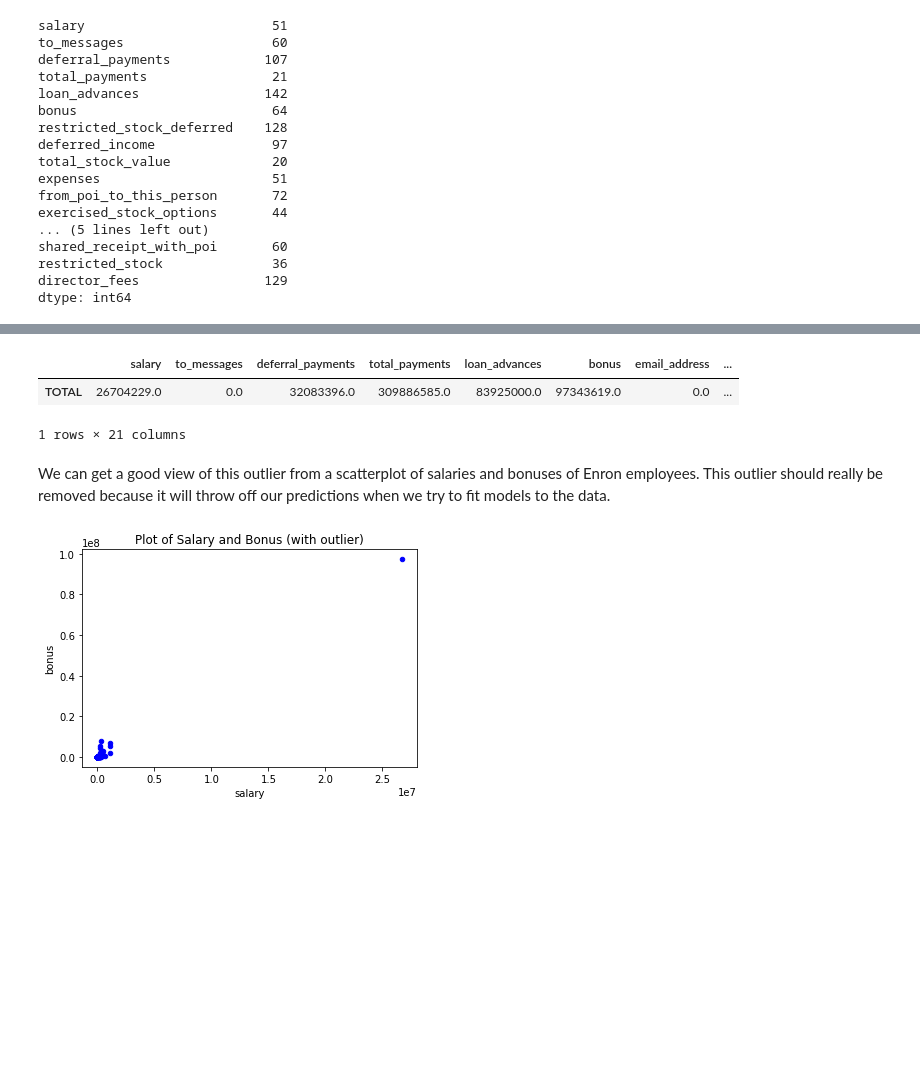
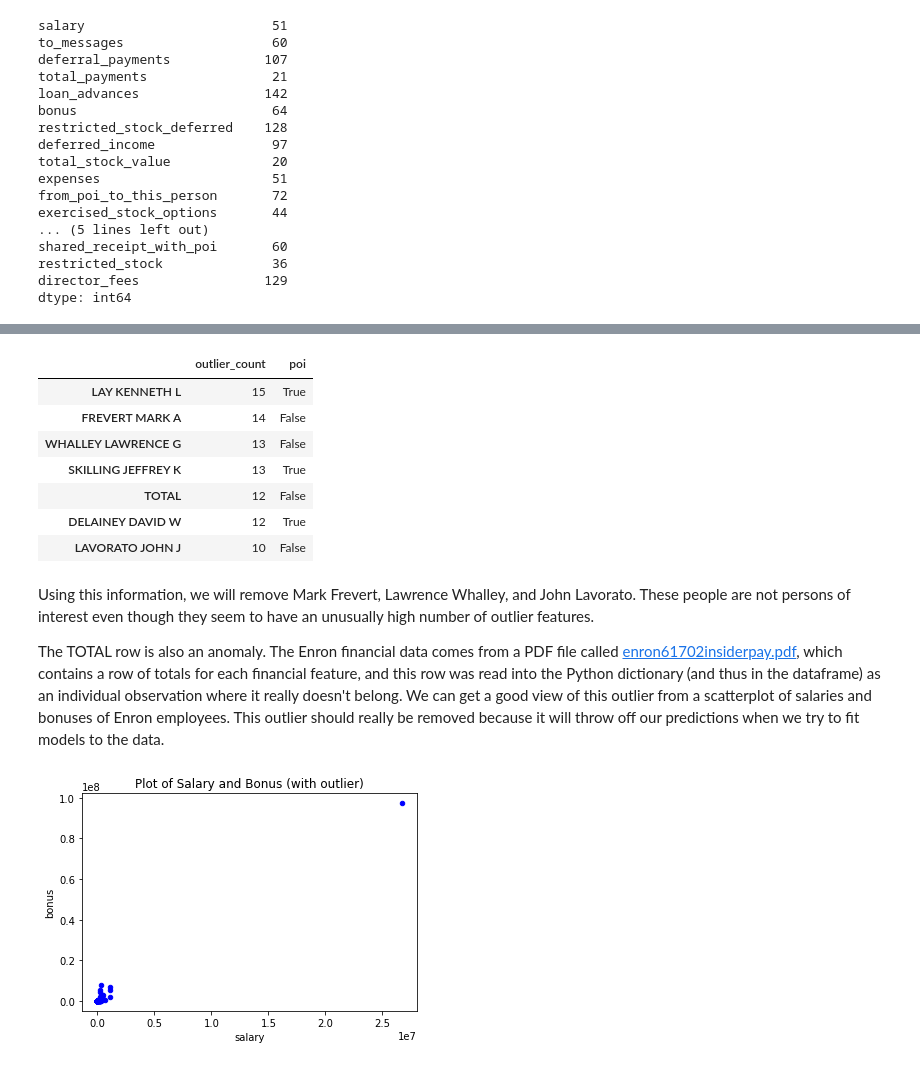
Before and after one commit to marty-vanhoof/Identifying_Fraud_from_Enron_Data, a Jupyter notebook: enron_report.ipynb, the cells around one changed output, grey strips where cells are left out. Drawn from its saved outputs; the diff is of its cells as text; code cells hidden in the pictures; blank space fills up the shorter version.

Commit message:
Finish outlier removal, try a few classifiers without tuning

```diff
--- a/enron_report.ipynb
+++ b/enron_report.ipynb
@@ -94,12 +100,26 @@ The Enron financial data comes from a PDF file called [enron61702insiderpay.pdf]
-# %%
-# show the row of totals
-df[df.index.values == 'TOTAL']
-# %% [output]
-|  | salary | to_messages | deferral_payments | total_payments | loan_advances | bonus | email_address | ... |
-| TOTAL | 26704229.0 | 0.0 | 32083396.0 | 309886585.0 | 83925000.0 | 97343619.0 | 0.0 | ... |
-1 rows × 21 columns
+# %%
+# find the individuals with 10 or more (upper) outlier features
+Q1, Q3 = df.quantile(0.25), df.quantile(0.75)
+IQR = Q3 - Q1
+outliers = df[df > Q1 + 1.5*IQR]
+outlier_counts = outliers.count(axis=1).sort_values(ascending=False).head(7)
+outlier_counts = outlier_counts.to_frame(name='outlier_count')
+names = list(outlier_counts.index)
+outlier_counts['poi'] = df.loc[names].poi
+display(outlier_counts)
+# %% [output]
+|  | outlier_count | poi |
+| LAY KENNETH L | 15 | True |
+| FREVERT MARK A | 14 | False |
+| WHALLEY LAWRENCE G | 13 | False |
+| SKILLING JEFFREY K | 13 | True |
+| TOTAL | 12 | False |
+| DELAINEY DAVID W | 12 | True |
+| LAVORATO JOHN J | 10 | False |
 # %% [markdown]
-We can get a good view of this outlier from a scatterplot of salaries and bonuses of Enron employees.  This outlier should really be removed because it will throw off our predictions when we try to fit models to the data.
+Using this information, we will remove Mark Frevert, Lawrence Whalley, and John Lavorato.  These people are not persons of interest even though they seem to have an unusually high number of outlier features.
+
+The TOTAL row is also an anomaly.  The Enron financial data comes from a PDF file called [enron61702insiderpay.pdf](enron61702insiderpay.pdf), which contains a row of totals for each financial feature, and this row was read into the Python dictionary (and thus in the dataframe) as an individual observation where it really doesn't belong.  We can get a good view of this outlier from a scatterplot of salaries and bonuses of Enron employees.  This outlier should really be removed because it will throw off our predictions when we try to fit models to the data.
 # %%
 df.plot.scatter(x='salary', y='bonus', color='blue',
                 title='Plot of Salary and Bonus (with outlier)');
```
Also changed, not shown: parts of 13 cells of this notebook.
